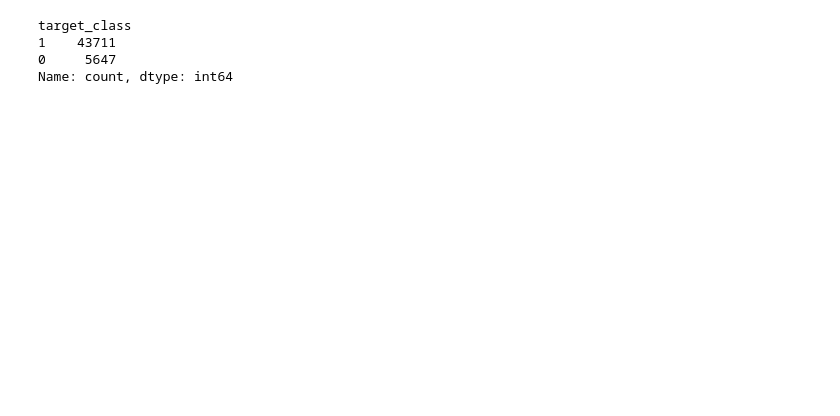
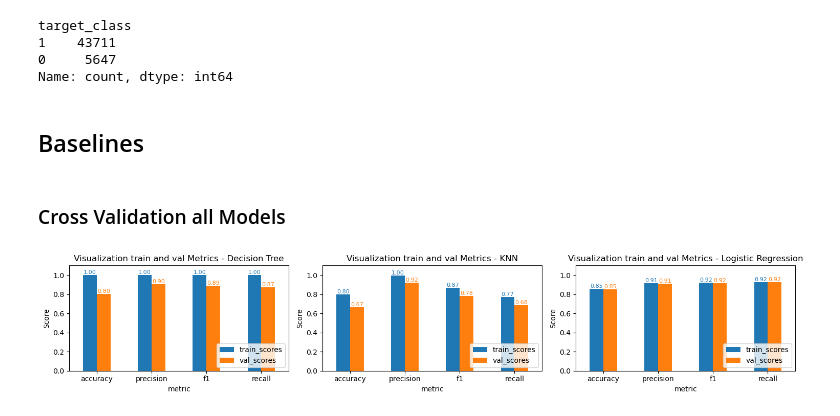
Before and after one commit to mishelly-h/user-churn, a Jupyter notebook: analysis/analysis.ipynb, the cells around one changed output. Drawn from its saved outputs; the diff is of its cells as text; code cells hidden in the pictures; blank space fills up the shorter version.

Commit message:
Baseline models

```diff
--- a/analysis/analysis.ipynb
+++ b/analysis/analysis.ipynb
@@ -73,7 +87,7 @@ plt.show()
 [figure]
 # %%
 # preprocessing
-df = df.drop(['int_cat15_n'], axis = 1)
+df = df.drop(['visitorid', 'int_cat15_n'], axis = 1)
 # %%
 # df.describe()
 # df.corr().style.background_gradient(cmap='coolwarm').format(precision = 2)
@@ -96,3 +99,5 @@ target_class
 1    43711
 0     5647
 Name: count, dtype: int64
+# %% [markdown]
+## Baselines
@@ -98,0 +258,34 @@ Name: count, dtype: int64
+# %% [markdown]
+### Cross Validation all Models
+# %%
+# use ADASYN oversamling to make sure that the minority class is represented enough
+scoring=['accuracy', 'precision', 'f1', 'recall']
+skf = StratifiedKFold(n_splits=5)
+
+models = {'Decision Tree': DecisionTreeClassifier(random_state=1010),
+          'KNN': KNeighborsClassifier(),
+          'Logistic Regression': LogisticRegression(max_iter=2000,
+                                                    random_state=1010)
+}
+
+results_df = []
+
+for m in models.keys():
+    model = models[m]
+    pipe = make_pipeline(ADASYN(random_state=1010),
+                         StandardScaler(),
+                         model
+                         )
+
+    scores = cross_validate(pipe, X_train, y_train,
+                            scoring=scoring,
+                            cv=skf,
+                            return_train_score=True)
+
+    result = cross_val_scores_to_df(pipe, scores, model_name=m)
+    results_df.append(result)
+
+results = pd.concat(results_df, ignore_index=True)
+visualize_scores_by_model(results)
+# %% [output]
+[figure, added]
```
Also changed, not shown: parts of 26 cells of this notebook.
